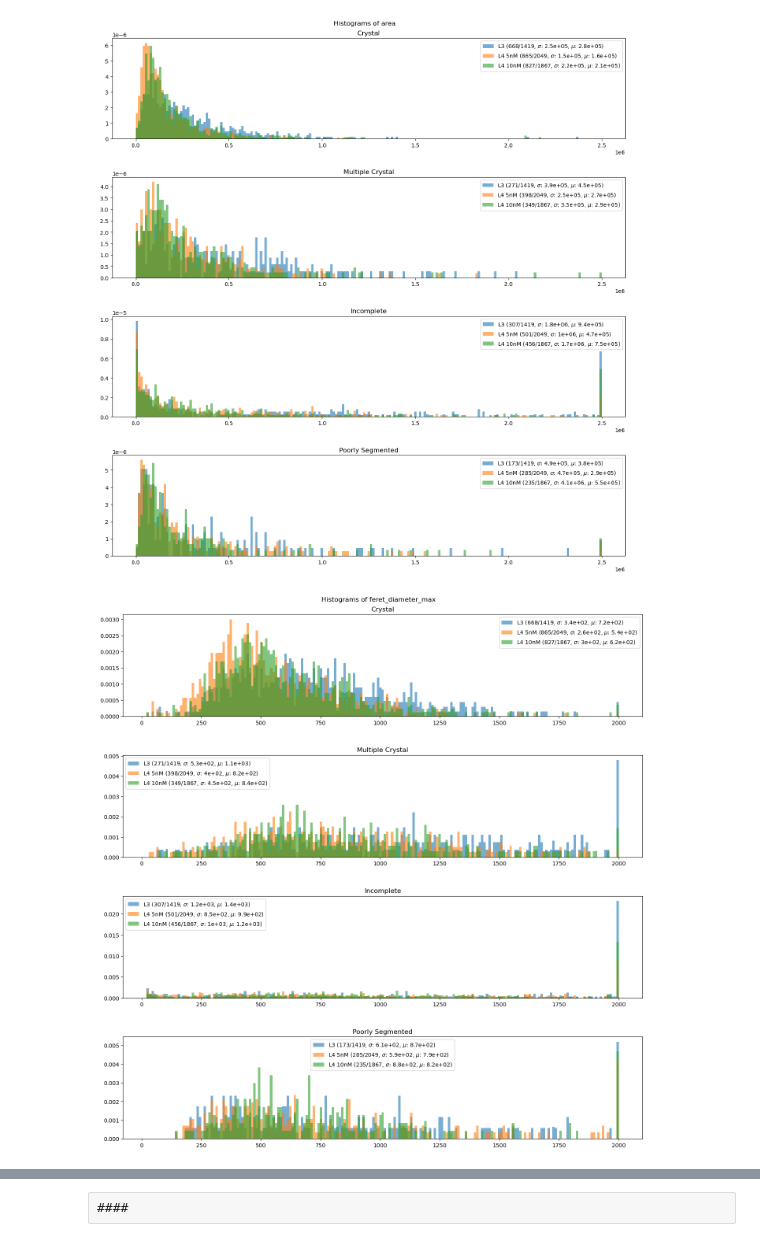
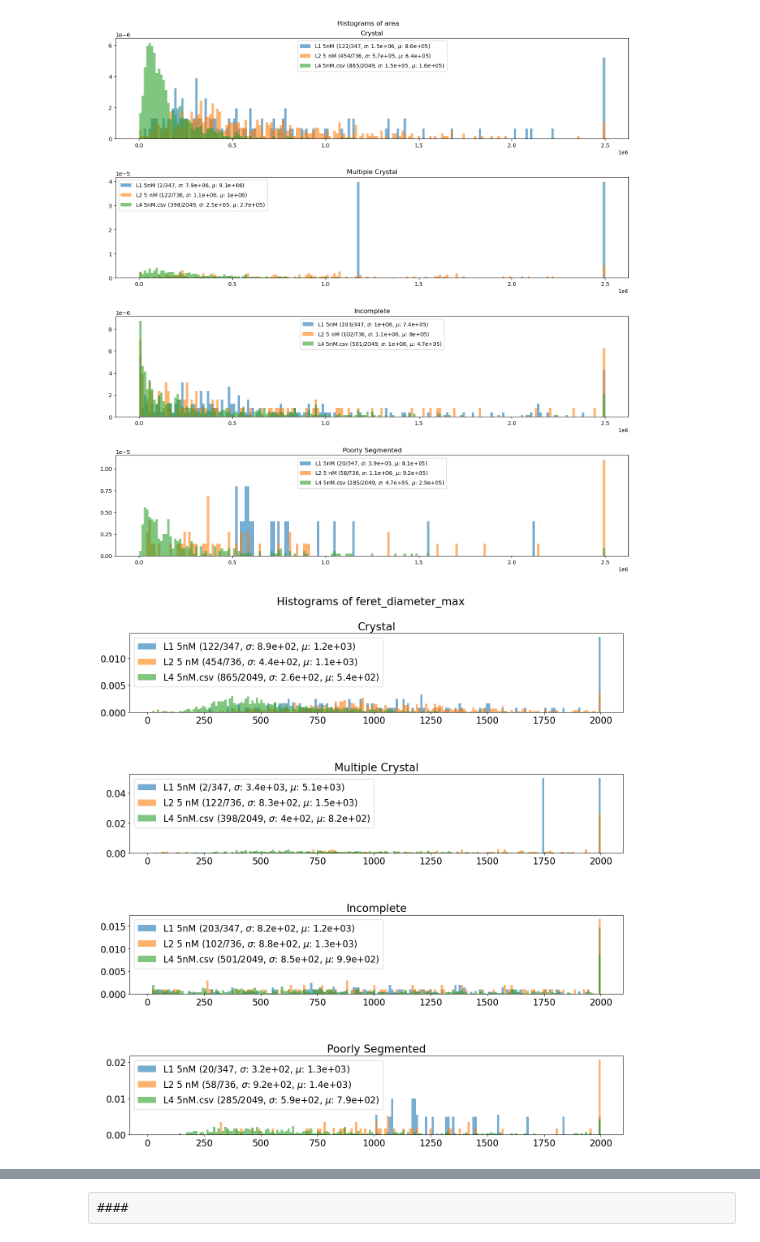
Before and after one commit to jepietryga/colloidal_crystal_ML, a Jupyter notebook: Notebooks/DataFigures_Experiment.ipynb, the cells around one changed output, grey strips where cells are left out. Saved outputs shown, nothing was run; the diff lists cells and outputs as text; code cells hidden in the pictures.

Commit message:
Legible histograms

```diff
--- a/Notebooks/DataFigures_Experiment.ipynb
+++ b/Notebooks/DataFigures_Experiment.ipynb
@@ -7,10 +7,11 @@ import seaborn as sn
 filename = '../Results/L1 2.5 nM'#'salvaged_RC_data.csv'#'dataset_072522.csv'
 files = ["L1 2.5 nM","L1 5nM","L1 10nM"]
 
-files = ["L3","L4 5nM","L4 10nM"]
+#files = ["L3","L4 5nM","L4 10nM"]
+files = ["L1 5nM", "L2 5 nM", "L4 5nM.csv"]
 #files = ["L1 2.5 nM mixing ","L1 5 nM mixing","L1 10 nM mixing"]
 #files = ["L2 2.5nM","L2 5 nM","L2 10nM"]
-files_path = [f'../Results/{file}.csv' for file in files]
+files_path = [f'../Results/{file}' for file in files]
 df_exp = [pd.read_csv(file) for file in files_path]
 
 label="Labels"
@@ -73,33 +74,33 @@ for histogram_feature in histogram_features:
     histogram_min = min([min(df[histogram_feature]) for df in df_exp])
     histogram_max = max([max(df[histogram_feature]) for df in df_exp])
     histogram_bins = np.round(np.linspace(histogram_min,maxed,200))
     #histogram_bins = np.append(histogram_bins,histogram_max)
     #histogram_bins = histogram_bins[1:].astype('str')
     #histogram_bins[-1] += '+'
     #print(histogram_bins)
     for ii in np.arange(len(class_list)):
         for df,file in list(zip(df_exp,files)):
             sub_df = df[df["Labels"] == class_list[ii]]
             x_data = sub_df[histogram_feature]
             counts = len(x_data)
             total_counts = len(df)
             sigma = np.std(x_data)
             mu = np.mean(x_data)
             ax[ii].hist(np.clip(x_data,histogram_bins[0],histogram_bins[-1]),\
                         alpha=0.6,label=f'{file} ({counts}/{total_counts}, $\sigma$: {sigma:.2}, $\mu$: {mu:.2})'\
                         ,bins=histogram_bins,density=True)
         ax[ii].title.set_text(class_list[ii])
         ax[ii].legend()
 
         #xlabels = histogram_bins[1:].astype(str)
         #xlabels[-1] += '+'
 
         #N_labels = len(xlabels)
         #fig.xlim([0, maxed])
         #ax[ii].xticks(25 * np.arange(N_labels) + 12.5)
         #ax[ii].set_xticklabels(xlabels)
-
+    plt.rcParams.update({'font.size': 16})
     fig.show()
 # %% [output]
-[figure, old version]
+[figure, new version]
-[figure, old version]
+[figure, new version]
```
Also changed, not shown: parts of 3 cells of this notebook.
